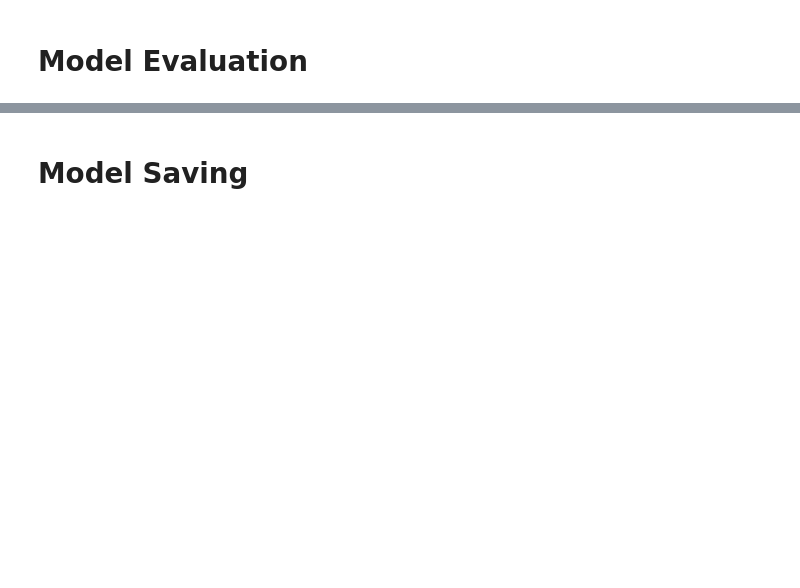
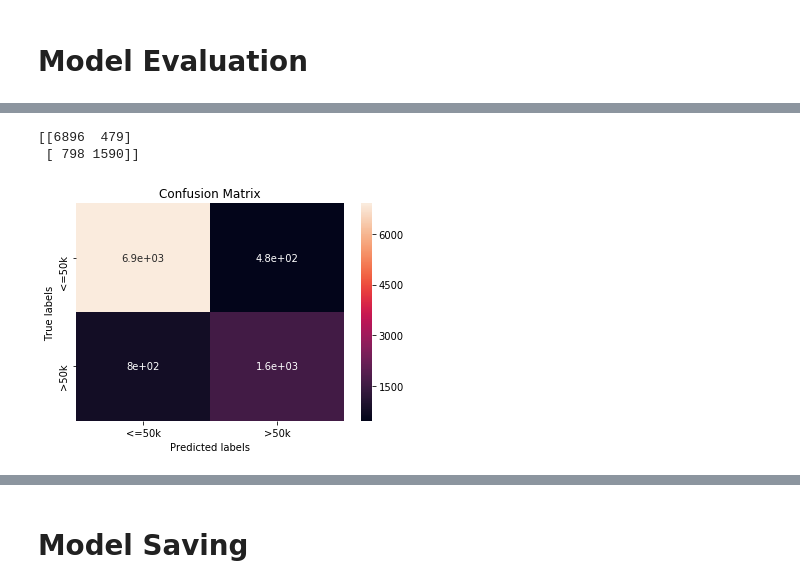
Before and after one commit to basselkassem/predict_income_potential, a Jupyter notebook: model_lgbm.ipynb, the cells around one changed output, grey strips where cells are left out. Saved outputs shown, nothing was run; the diff lists cells and outputs as text; code cells hidden in the pictures; blank space fills up the shorter version.

```diff
--- a/model_lgbm.ipynb
+++ b/model_lgbm.ipynb
@@ -246,13 +246,3 @@ Index(['age', 'workclass', 'final_weight', 'education_duration',
       dtype='object')
-# %%
-selected_features = ['age', 'workclass', 'final_weight', 'education_duration',
-       'marital_status', 'occupation', 'relationship', 'race', 'sex',
-       'capital_gain', 'capital_loss', 'hours_per_week', 'native_country',
-       'com_workclass', 'com_marital_status', 'com_native_country',
-       'age final_weight', 'age education_duration', 'age hours_per_week',
-       'age capital_gain', 'age capital_loss',
-       'final_weight education_duration', 'final_weight hours_per_week',
-       'final_weight capital_loss', 'education_duration hours_per_week',
-       'education_duration capital_gain']
 # %% [markdown]
 # Model Defintion
@@ -331,2 +392,21 @@ Hyperopt estimated optimum {'bagging_fraction': 0.20340094116954432, 'feature_fr
 # %% [markdown]
 # Model Evaluation
+# %%
+y_train_hat = gbm_model.predict(X_train)
+y_test_hat = gbm_model.predict(X_test)
+
+tr_acc = accuracy_score(y_train, y_train_hat)
+tr_f1 = f1_score(y_train, y_train_hat)
+tr_auc = roc_auc_score(y_train, y_train_hat)
+
+test_acc = accuracy_score(y_test, y_test_hat)
+test_f1 = f1_score(y_test, y_test_hat)
+test_auc = roc_auc_score(y_test, y_test_hat)
+print('------train-----------')
+print('accuracy_score: ', tr_acc)
+print('f1_score: ', tr_f1)
+print('roc_auc_score: ', tr_auc)
+print('------test-------------')
+print('accuracy_score: ', test_acc)
+print('f1_score: ', test_f1)
+print('roc_auc_score: ', test_auc)
@@ -332,0 +422,19 @@ Hyperopt estimated optimum {'bagging_fraction': 0.20340094116954432, 'feature_fr
+# %%
+from sklearn.metrics import confusion_matrix
+import seaborn as sns
+labels = [0, 1]
+cm = confusion_matrix(y_test, y_test_hat, labels)
+print(cm)
+ax=  plt.subplot()
+sns.heatmap(cm, annot = True, ax = ax); #annot=True to annotate cells
+
+# labels, title and ticks
+ax.set_xlabel('Predicted labels');
+ax.set_ylabel('True labels');
+ax.set_title('Confusion Matrix');
+ax.xaxis.set_ticklabels(['<=50k', '>50k']);
+ax.yaxis.set_ticklabels(['<=50k', '>50k']);
+# %% [output]
+[[6896  479]
+ [ 798 1590]]
+[figure, added]
```
Also changed, not shown: parts of 18 cells of this notebook.
